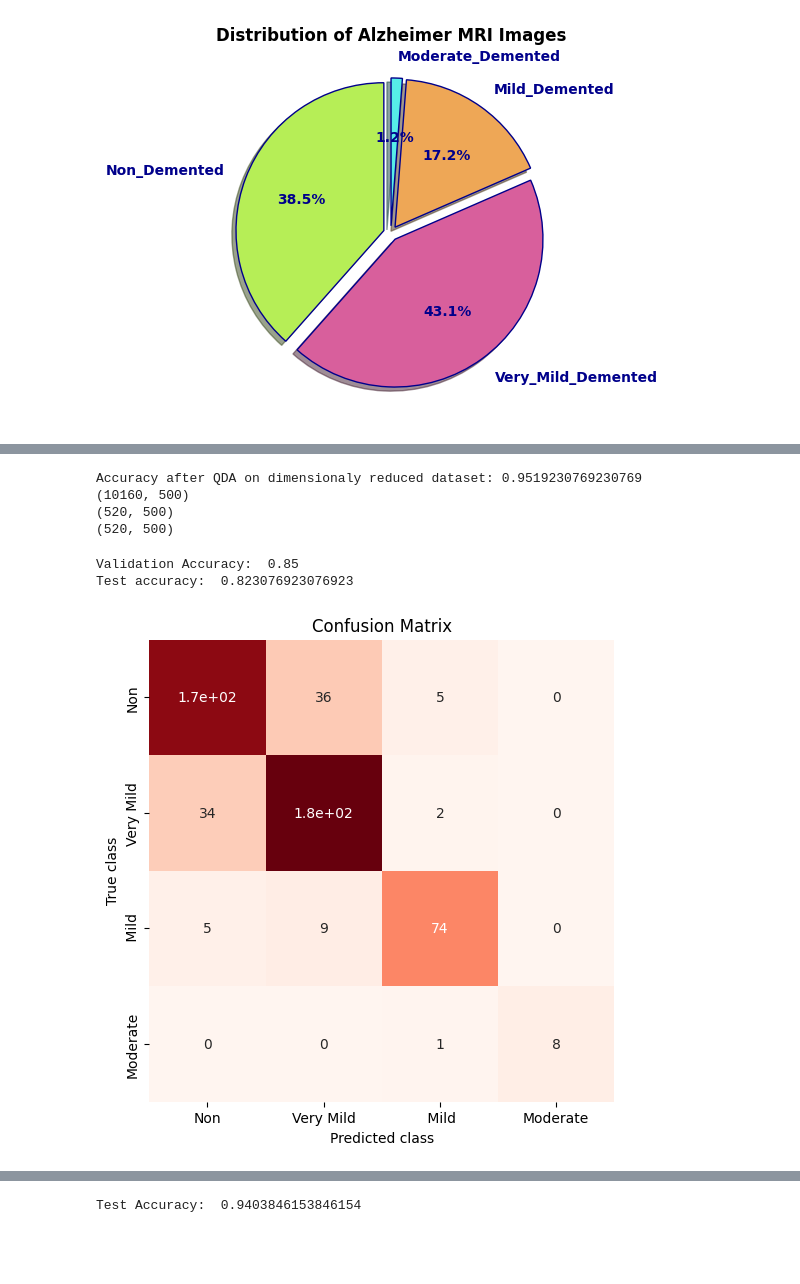
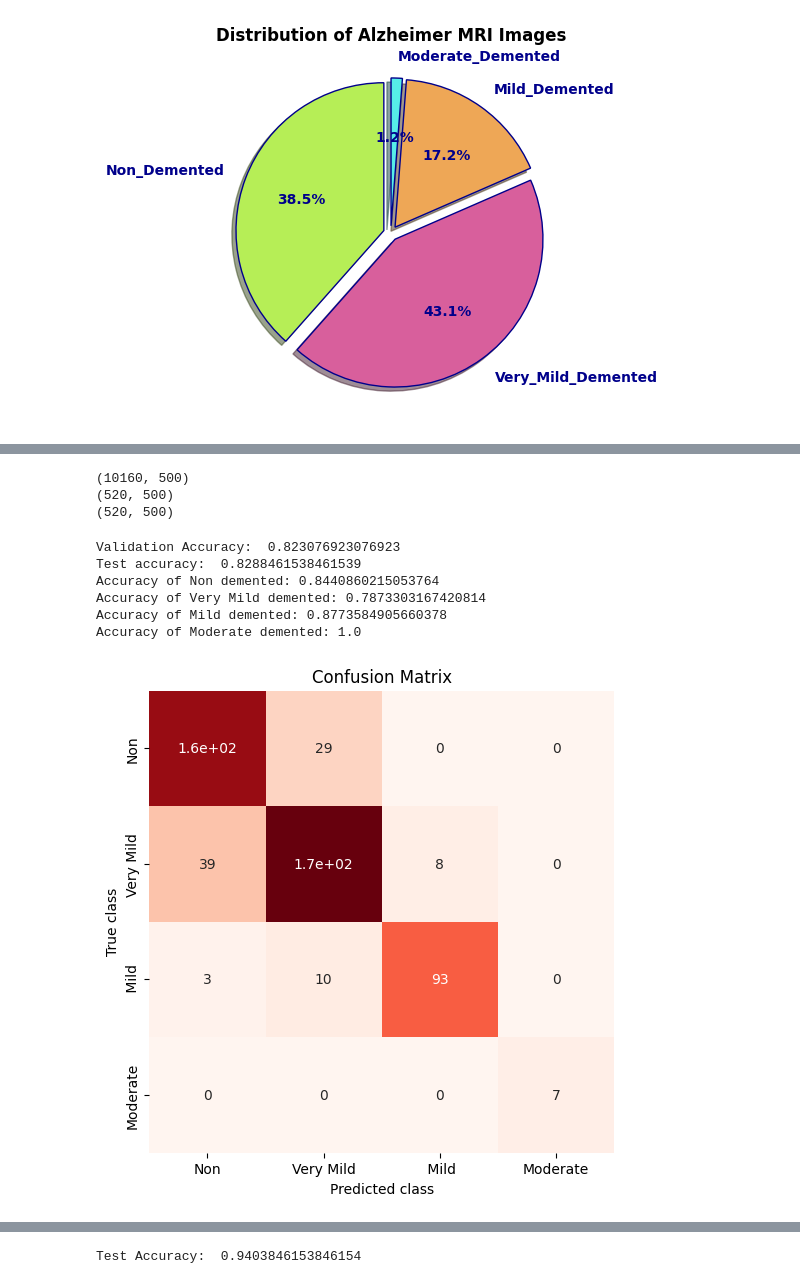
Before and after one commit to Aaryakhandelwal/Alzheimer-Prediction-through-MRI-scans, a Jupyter notebook: code.ipynb, the cells around one changed output, grey strips where cells are left out. Drawn from its saved outputs; the diff is of its cells as text; code cells hidden in the pictures; blank space fills up the shorter version.

```diff
--- a/code.ipynb
+++ b/code.ipynb
@@ -220,7 +220,7 @@ def calculate_pca(p):
     # # Calculate the accuracy
     # accuracy = qda.score(X_test_pca, Y_test)
     # print("Accuracy after QDA on dimensionaly reduced dataset:", accuracy)
-    # return X_train_pca, X_test_pca, X_val_pca
+    return X_train_pca, X_test_pca, X_val_pca
 
 #  taking PCA (p= 100), as it is the closest to the total accuracy without dimensional reduction
 
@@ -230,38 +230,64 @@ print(X_train.shape)
 print(X_val.shape)
 print(X_test.shape)
 # %% [output]
-Accuracy after QDA on dimensionaly reduced dataset: 0.9519230769230769
 (10160, 500)
 (520, 500)
 (520, 500)
 # %%
+def find_class_accuracies(y_pred):
+    classwise_correct_predicted_samples = [0] * 4
+    classwise_total_samples = [0] * 4
+    for i in range(Y_test.shape[0]):
+        y = Y_test[i]
+        classwise_total_samples[y]+=1
+        if (y == y_pred[i]):
+            classwise_correct_predicted_samples[y] +=1
+
+    accuracies = [0] * 4
+    for i in range(4):
+        accuracies[i]= classwise_correct_predicted_samples[i] / classwise_total_samples[i]
+
+
+    print(f"Accuracy of Non demented: {accuracies[0]}")
+    print(f"Accuracy of Very Mild demented: {accuracies[1]}")
+    print(f"Accuracy of Mild demented: {accuracies[2]}")
+    print(f"Accuracy of Moderate demented: {accuracies[3]}")
+
+
 # Model1: Multiclass Logistic Regression (Accuracy  = 67.3% )
 log_reg = LogisticRegression(multi_class='multinomial', solver = 'lbfgs', max_iter=2000)
 log_reg.fit(X_train, Y_train)
 
 validation_accuracy = log_reg.score(X_val, Y_val)
 print("Validation Accuracy: ", validation_accuracy)
 
 test_accuracy = log_reg.score(X_test, Y_test)
 print("Test accuracy: ", test_accuracy)
+y_pred = log_reg.predict(X_test)
+find_class_accuracies(y_pred)
+
+
 
 # for the test set calculaitng the recall = no of true positives / total no of positives = no of true positives / no of true positives + no of false negatives
-y_pred = log_reg.predict(X_test)
+
 conf_matrix = confusion_matrix(Y_test, y_pred)
 
 classes =['Non', 'Very Mild', ' Mild', 'Moderate' ]
 plt.figure(figsize = (6,6), facecolor=(1,1,1,0))
-sns.heatmap(conf_matrix, annot=True, cmap = 'Reds', cbar = False,
-xticklabels=classes , yticklabels=classes)
+sns.heatmap(conf_matrix, annot=True, cmap = 'Reds', cbar = False,xticklabels=classes , yticklabels=classes)
 
 plt.xlabel("Predicted class")
 plt.ylabel("True class")
 plt.title("Confusion Matrix")
 plt.show()
 # %% [output]
-Validation Accuracy:  0.85
-Test accuracy:  0.823076923076923
+Validation Accuracy:  0.823076923076923
+Test accuracy:  0.8288461538461539
+Accuracy of Non demented: 0.8440860215053764
+Accuracy of Very Mild demented: 0.7873303167420814
+Accuracy of Mild demented: 0.8773584905660378
+Accuracy of Moderate demented: 1.0
-[figure, old version]
+[figure, new version]
 # %%
 Y_pred = log_reg.predict(X_test)
 conf_matrix = confusion_matrix(Y_test, Y_pred)
```
Also changed, not shown: parts of 6 cells of this notebook, 1 other file.
